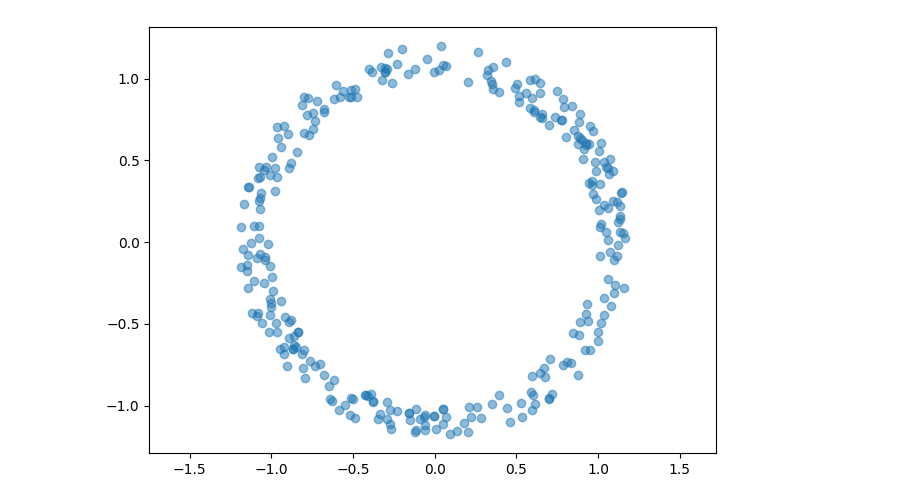
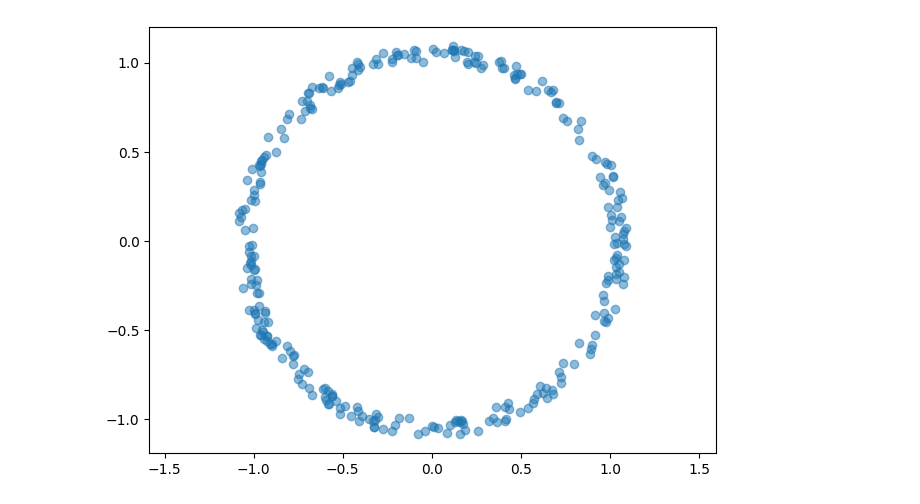
Before and after one commit to rayxxxxxxx/machine-learning, a Jupyter notebook: boltzmannMachine/multiple_RBM.ipynb, the cells around one changed output. Cells and saved outputs as stored; diff of their text form; code cells hidden in the pictures.

```diff
--- a/boltzmannMachine/multiple_RBM.ipynb
+++ b/boltzmannMachine/multiple_RBM.ipynb
@@ -32,23 +32,23 @@ def gen_circle_smaple(c: tuple, r: float, n: int):
 
     return np.array(data)
 # %%
-sample1 = gen_ring_sample((0,0), 1, 1.2, 300)
+sample1 = gen_ring_sample((0,0), 1, 1.1, 300)
 
 data = [sample1]
 
 df = pd.DataFrame(columns=['x1', 'x2'])
 
 for sample in data:
     df['x1'] = sample[:,0]
     df['x2'] = sample[:,1]
 
 plt.scatter(df['x1'], df['x2'], alpha=0.5)
 
 plt.axis('equal')
 plt.tight_layout()
 plt.show()
 # %% [output]
-[figure, old version]
+[figure, new version]
 # %%
 test_frac = 0.8
 
```
Also changed, not shown: parts of 6 cells of this notebook, 20 other files.
